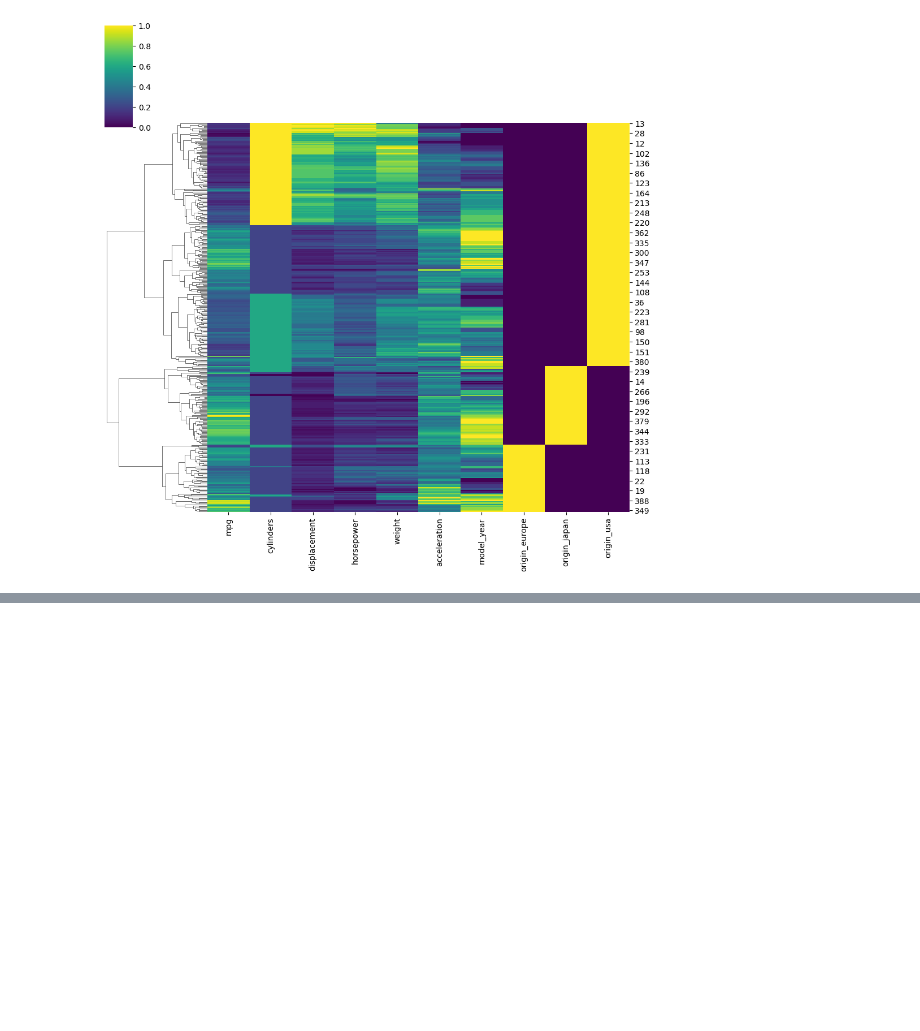
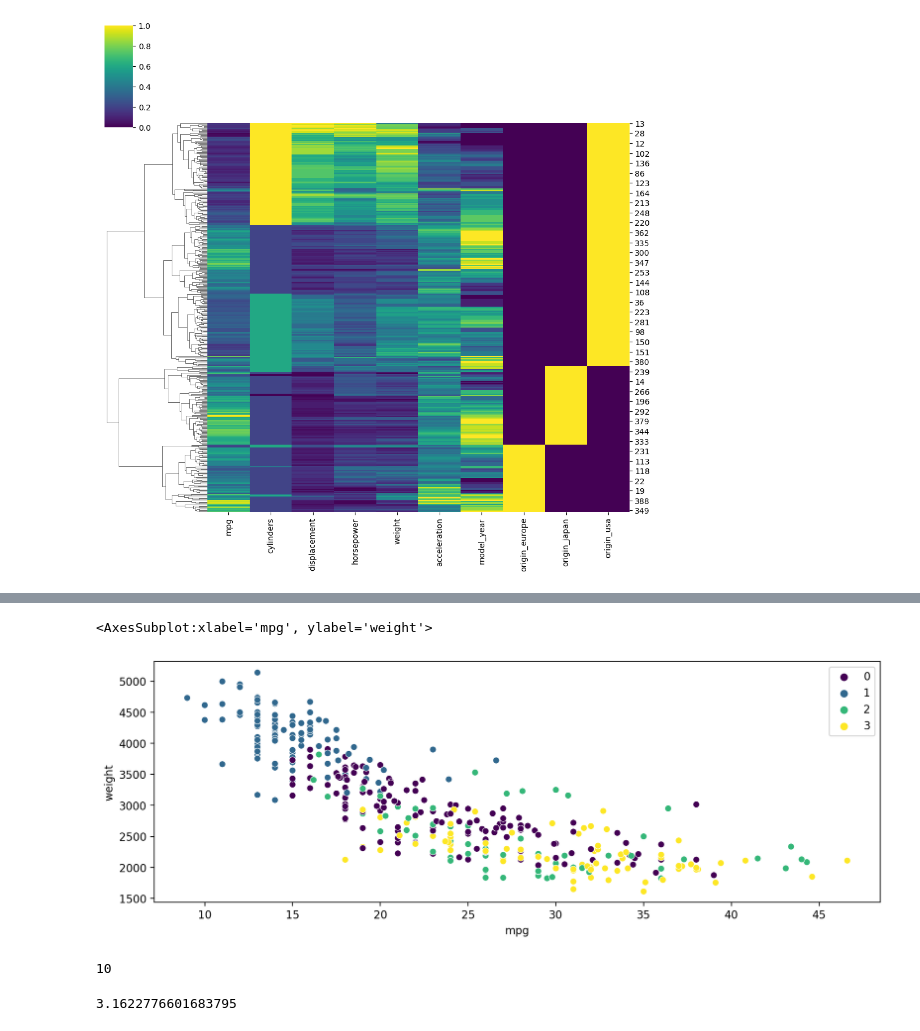
Before and after one commit to NadeemDin/ML-K-Means-Clustering, a Jupyter notebook: Hierarchical Clustering Notes.ipynb, the cells around one changed output, grey strips where cells are left out. Drawn from its saved outputs; the diff is of its cells as text; code cells hidden in the pictures; blank space fills up the shorter version.

```diff
--- a/Hierarchical Clustering Notes.ipynb
+++ b/Hierarchical Clustering Notes.ipynb
@@ -163,0 +170,2 @@ sns.clustermap(data=scaled_df,cmap='viridis',row_cluster=True,col_cluster=False)
+# %%
+model = AgglomerativeClustering(n_clusters=4)
@@ -163,0 +188,2 @@ sns.clustermap(data=scaled_df,cmap='viridis',row_cluster=True,col_cluster=False)
+# %%
+cluster_labels = model.fit_predict(scaled_df)
@@ -163,0 +211,6 @@ sns.clustermap(data=scaled_df,cmap='viridis',row_cluster=True,col_cluster=False)
+# %%
+plt.figure(figsize=(12,4),dpi=200,alpha=0.5)
+sns.scatterplot(data=df,x='mpg',y='weight',hue=cluster_labels,palette='viridis')
+# %% [output]
+<AxesSubplot:xlabel='mpg', ylabel='weight'>
+[figure, added]
@@ -163,0 +222,8 @@ sns.clustermap(data=scaled_df,cmap='viridis',row_cluster=True,col_cluster=False)
+# %%
+len(scaled_df.columns)
+# %% [output]
+10
+# %%
+np.sqrt(10) #max distance possible betwen two data points (this is why we use MinMax scaling)
+# %% [output]
+3.1622776601683795
```
Also changed, not shown: parts of 28 cells of this notebook.
